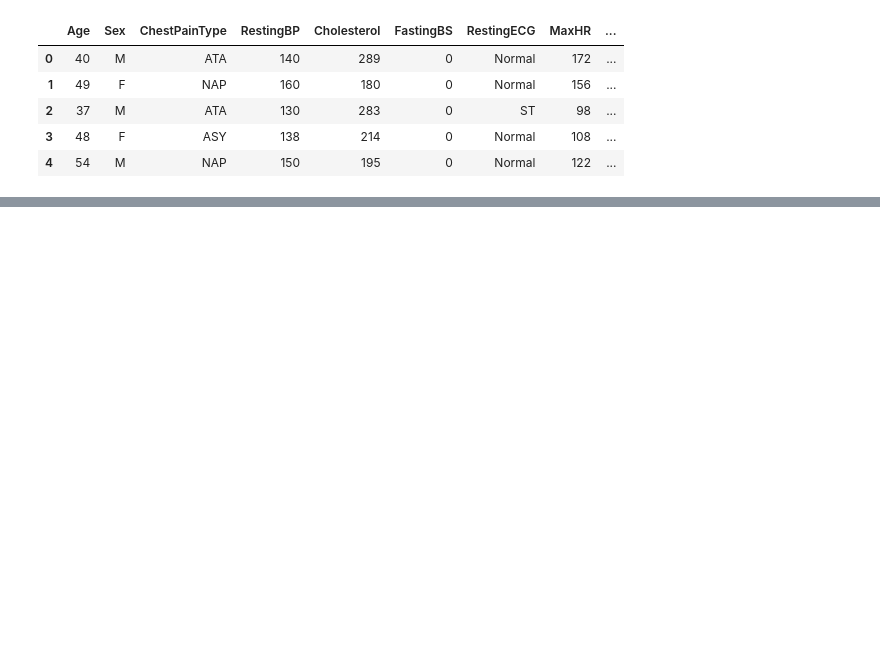
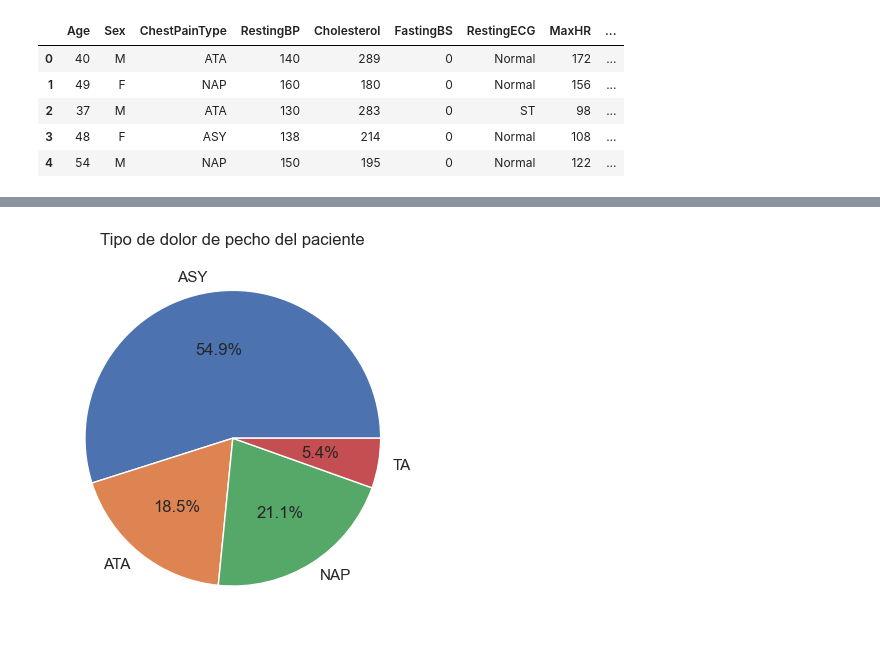
Before and after one commit to Jorge-Islas/Heart-Failure-Prediction, a Jupyter notebook: EDA.ipynb, the cells around one changed output, grey strips where cells are left out. Saved outputs shown, nothing was run; the diff lists cells and outputs as text; code cells hidden in the pictures; blank space fills up the shorter version.

```diff
--- a/EDA.ipynb
+++ b/EDA.ipynb
@@ -111,0 +271,11 @@ plt.show()
+# %%
+datos_chestpaintype = entrenamiento_X.groupby("ChestPainType").size()
+plt.pie(
+    datos_chestpaintype,
+    labels=list(datos_chestpaintype.index),
+    autopct='%1.1f%%'
+)
+plt.title("Tipo de dolor de pecho del paciente")
+plt.show()
+# %% [output]
+[figure, added]
```
Also changed, not shown: parts of 65 cells of this notebook, 4 other files.
